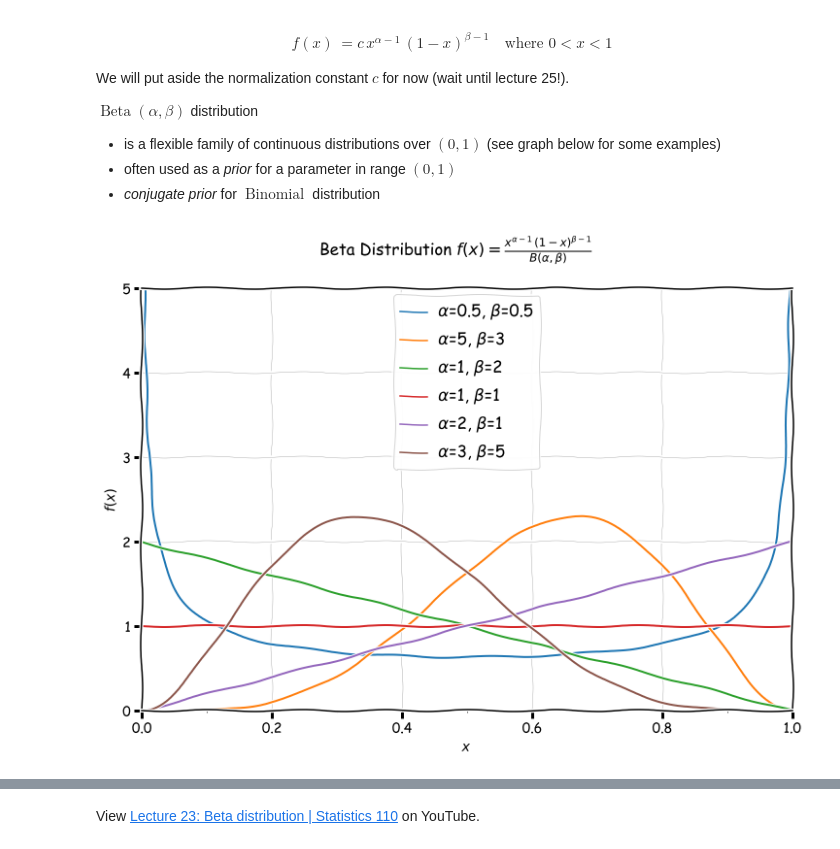
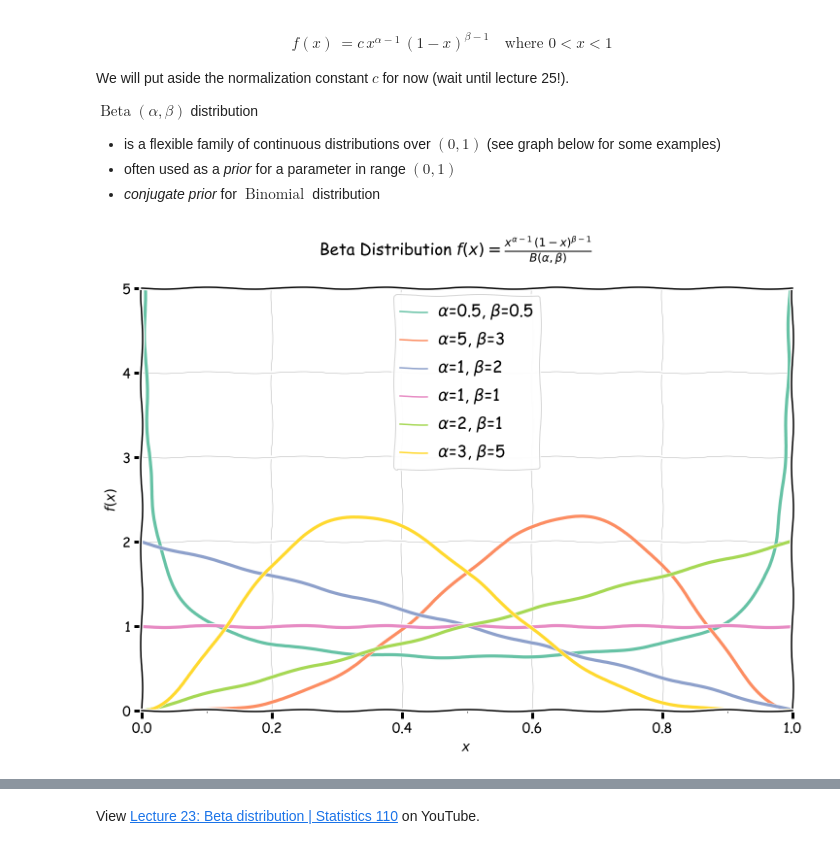
Before and after one commit to buruzaemon/stats-110, a Jupyter notebook: Lecture_23.ipynb, the cells around one changed output, grey strips where cells are left out. Cells and saved outputs as stored; diff of their text form; code cells hidden in the pictures.

Commit message:
Fixing speling error; tweaking plot of Beta distributions

```diff
--- a/Lecture_23.ipynb
+++ b/Lecture_23.ipynb
@@ -46,42 +46,42 @@ betas  = [0.5, 3, 2, 1, 1, 5]
 params = map(list, zip(alphas, betas))
 
 # qualitative color scheme
-colors = ['#66c2a5', '#fc8d62', '#8da0cb', '#e78ac3']
+colors = ['#66c2a5', '#fc8d62', '#8da0cb', '#e78ac3', '#a6d854', '#ffd92f']
 
-for a,b in params:
+for i,(a,b) in enumerate(params):
     y = beta.pdf(x, a, b)
-    ax.plot(x, y, label=r'$\alpha$={}, $\beta$={}'.format(a,b))
+    ax.plot(x, y, color=colors[i], lw=3.2, label=r'$\alpha$={}, $\beta$={}'.format(a,b))
 
 # legend styling
 legend = ax.legend()
 for label in legend.get_texts():
     label.set_fontsize('large')
 for label in legend.get_lines():
     label.set_linewidth(1.5)
 
 # y-axis
 ax.set_ylim([0.0, 5.0])
 ax.set_ylabel(r'$f(x)$')
 
 # x-axis
 ax.set_xlim([0, 1.0])
 ax.set_xlabel(r'$x$')
 
 # x-axis tick formatting
 majorLocator = MultipleLocator(.2)
 majorFormatter = FormatStrFormatter('%0.1f')
 minorLocator = MultipleLocator(.1)
 ax.xaxis.set_major_locator(majorLocator)
 ax.xaxis.set_major_formatter(majorFormatter)
 ax.xaxis.set_minor_locator(minorLocator)
 
 ax.grid(color='grey', linestyle='-', linewidth=0.3)
 
 plt.suptitle(r'Beta Distribution $f(x) = \frac{x^{\alpha-1} \, (1-x)^{\beta-1}}{B(\alpha,\beta)}$')
 
 plt.show()
 # %% [output]
-[figure, old version]
+[figure, new version]
 # %% [markdown]
 ### Conjugate prior to the Binomial
 
```
Also changed, not shown: parts of 1 cell of this notebook.
